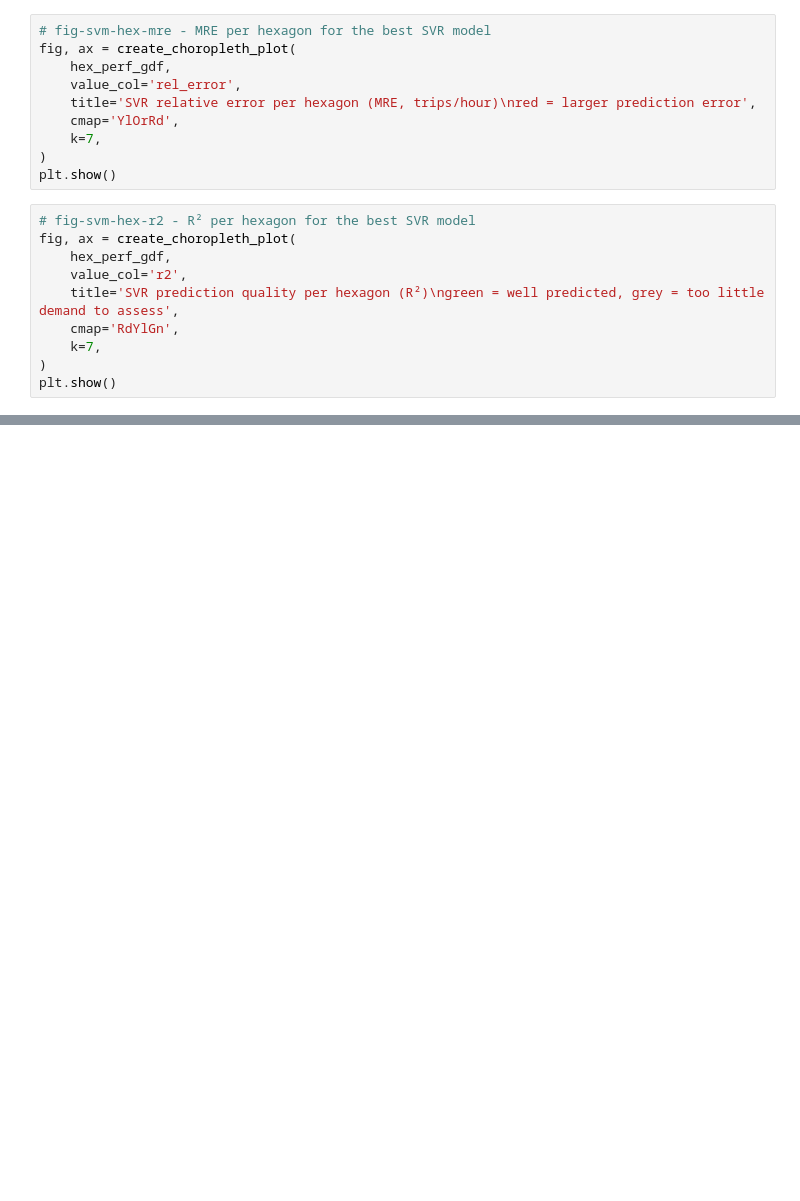
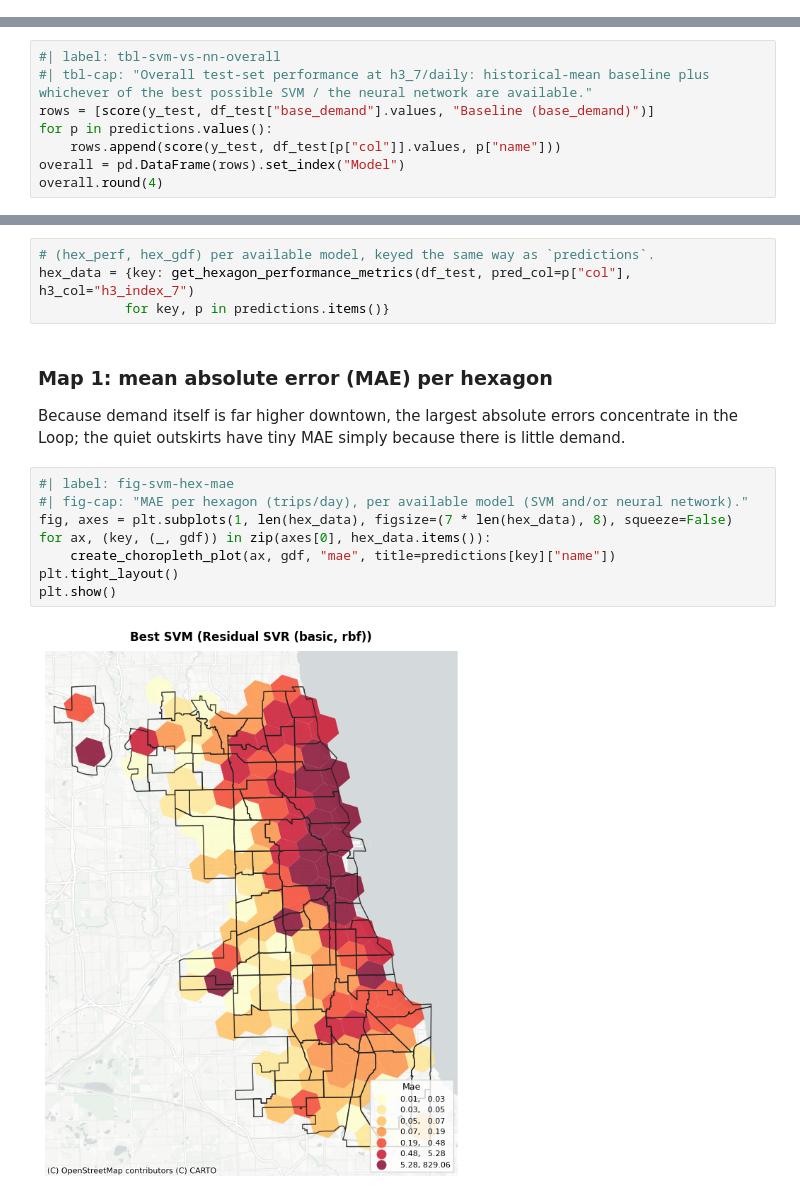
Before and after one commit to larissatheilmann/AAA_Project_Group7, a Jupyter notebook: notebooks/3.4 ModelPerformanceVisualization.ipynb, the cells around one changed output, grey strips where cells are left out. Drawn from its saved outputs; the diff is of its cells as text; blank space fills up the shorter version.

Commit message:
Created Common Ground for Predictions + Added Residual SVM Model

```diff
--- a/notebooks/3.4 ModelPerformanceVisualization.ipynb
+++ b/notebooks/3.4 ModelPerformanceVisualization.ipynb
@@ -425,20 +0,0 @@ plt.show()
-# %%
-# fig-svm-hex-mre - MRE per hexagon for the best SVR model
-fig, ax = create_choropleth_plot(
-    hex_perf_gdf,
-    value_col='rel_error',
-    title='SVR relative error per hexagon (MRE, trips/hour)\nred = larger prediction error',
-    cmap='YlOrRd',
-    k=7,
-)
-plt.show()
-# %%
-# fig-svm-hex-r2 - R² per hexagon for the best SVR model
-fig, ax = create_choropleth_plot(
-    hex_perf_gdf,
-    value_col='r2',
-    title='SVR prediction quality per hexagon (R²)\ngreen = well predicted, grey = too little demand to assess',
-    cmap='RdYlGn',
-    k=7,
-)
-plt.show()
@@ -464,0 +170,8 @@ plt.show()
+# %%
+#| label: tbl-svm-vs-nn-overall
+#| tbl-cap: "Overall test-set performance at h3_7/daily: historical-mean baseline plus whichever of the best possible SVM / the neural network are available."
+rows = [score(y_test, df_test["base_demand"].values, "Baseline (base_demand)")]
+for p in predictions.values():
+    rows.append(score(y_test, df_test[p["col"]].values, p["name"]))
+overall = pd.DataFrame(rows).set_index("Model")
+overall.round(4)
@@ -464,0 +257,19 @@ plt.show()
+# %%
+# (hex_perf, hex_gdf) per available model, keyed the same way as `predictions`.
+hex_data = {key: get_hexagon_performance_metrics(df_test, pred_col=p["col"], h3_col="h3_index_7")
+           for key, p in predictions.items()}
+# %% [markdown]
+### Map 1: mean absolute error (MAE) per hexagon
+
+Because demand itself is far higher downtown, the largest absolute errors concentrate in the Loop;
+the quiet outskirts have tiny MAE simply because there is little demand.
+# %%
+#| label: fig-svm-hex-mae
+#| fig-cap: "MAE per hexagon (trips/day), per available model (SVM and/or neural network)."
+fig, axes = plt.subplots(1, len(hex_data), figsize=(7 * len(hex_data), 8), squeeze=False)
+for ax, (key, (_, gdf)) in zip(axes[0], hex_data.items()):
+    create_choropleth_plot(ax, gdf, "mae", title=predictions[key]["name"])
+plt.tight_layout()
+plt.show()
+# %% [output]
+[figure, added]
```
Also changed, not shown: parts of 46 cells of this notebook, 3 other files.
